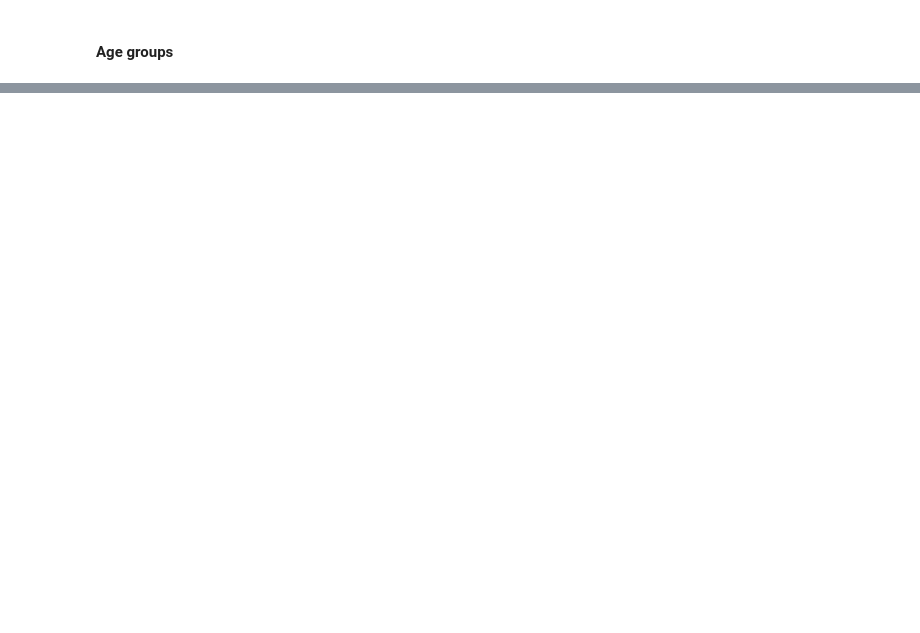
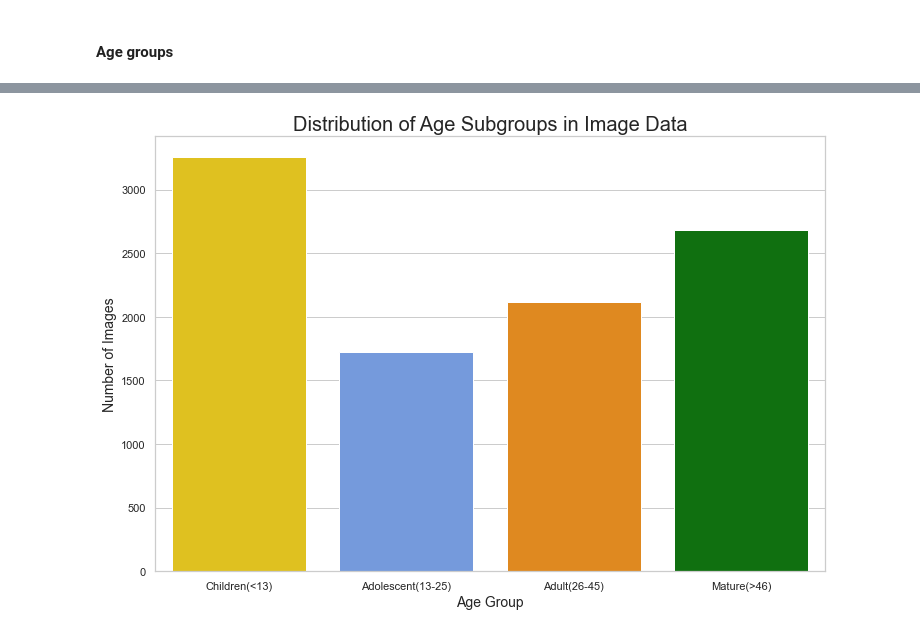
Before and after one commit to MIDS-at-Duke/team8_ML, a Jupyter notebook: 10_code/eda_gender_race.ipynb, the cells around one changed output, grey strips where cells are left out. Saved outputs shown, nothing was run; the diff lists cells and outputs as text; code cells hidden in the pictures; blank space fills up the shorter version.

```diff
--- a/10_code/eda_gender_race.ipynb
+++ b/10_code/eda_gender_race.ipynb
@@ -219,0 +187,15 @@ Text(0, 0.5, 'Number of images')
+# %%
+# Create a sample dataframe with an text index
+colors=['gold', 'cornflowerblue', 'darkorange', 'green']
+age_d = pd.DataFrame(
+    {"AgeGroup": [3255, 1726, 2115, 2682]},
+    index=["Children(<13)", "Adolescent(13-25)","Adult(26-45)", "Mature(>46)"])
+# %%
+plt.figure(figsize=(12,8))
+sns.barplot(x=age_d.index, y="AgeGroup",data=age_d, palette=colors)
+plt.title("Distribution of Age Subgroups in Image Data", size=20)
+plt.xlabel("Age Group", size=14)
+plt.ylabel("Number of Images", size=14)
+plt.show()
+# %% [output]
+[figure, added]
```
Also changed, not shown: parts of 10 cells of this notebook.
